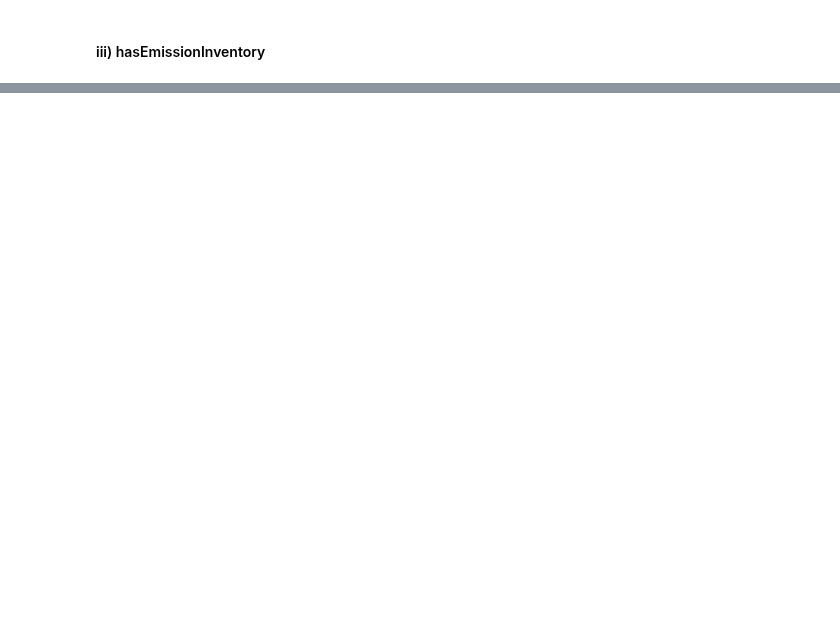
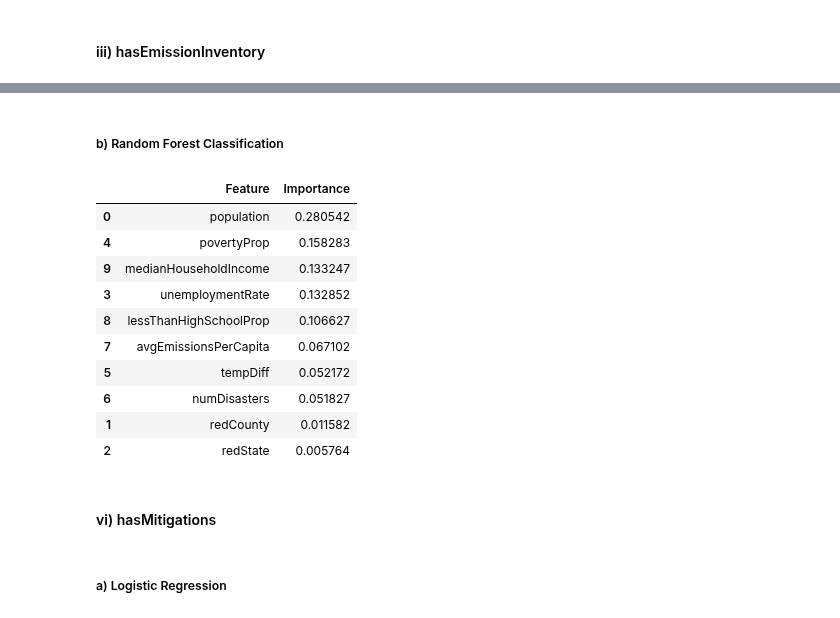
Before and after one commit to paulroconnor/UNFCCC-Econometric-Analysis, a Jupyter notebook: EconometricAnalysis.ipynb, the cells around one changed output, grey strips where cells are left out. Saved outputs shown, nothing was run; the diff lists cells and outputs as text; code cells hidden in the pictures; blank space fills up the shorter version.

```diff
--- a/EconometricAnalysis.ipynb
+++ b/EconometricAnalysis.ipynb
@@ -220,0 +411,2 @@ FitRandomForest(df_unfccc, y_var = 'hasCommitments', X_vars = ['population','red
+# %%
+FitLogistic(df_unfccc, y_var = 'hasImpact', X_vars = ['population','redCounty','unemploymentRate','povertyProp','tempDiff','numDisasters','avgEmissionsPerCapita','lessThanHighSchoolProp','medianHouseholdIncome'], format = 'print')
@@ -220,0 +453,20 @@ FitRandomForest(df_unfccc, y_var = 'hasCommitments', X_vars = ['population','red
+# %% [markdown]
+##### b) Random Forest Classification
+# %%
+FitRandomForest(df_unfccc, y_var = 'hasImpact', X_vars = ['population','redCounty','redState','unemploymentRate','povertyProp','tempDiff','numDisasters','avgEmissionsPerCapita','lessThanHighSchoolProp','medianHouseholdIncome']) # ,'medianAge','whiteProp'
+# %% [output]
+|  | Feature | Importance |
+| 0 | population | 0.280542 |
+| 4 | povertyProp | 0.158283 |
+| 9 | medianHouseholdIncome | 0.133247 |
+| 3 | unemploymentRate | 0.132852 |
+| 8 | lessThanHighSchoolProp | 0.106627 |
+| 7 | avgEmissionsPerCapita | 0.067102 |
+| 5 | tempDiff | 0.052172 |
+| 6 | numDisasters | 0.051827 |
+| 1 | redCounty | 0.011582 |
+| 2 | redState | 0.005764 |
+# %% [markdown]
+#### vi) hasMitigations
+# %% [markdown]
+##### a) Logistic Regression
```
Also changed, not shown: parts of 58 cells of this notebook.
